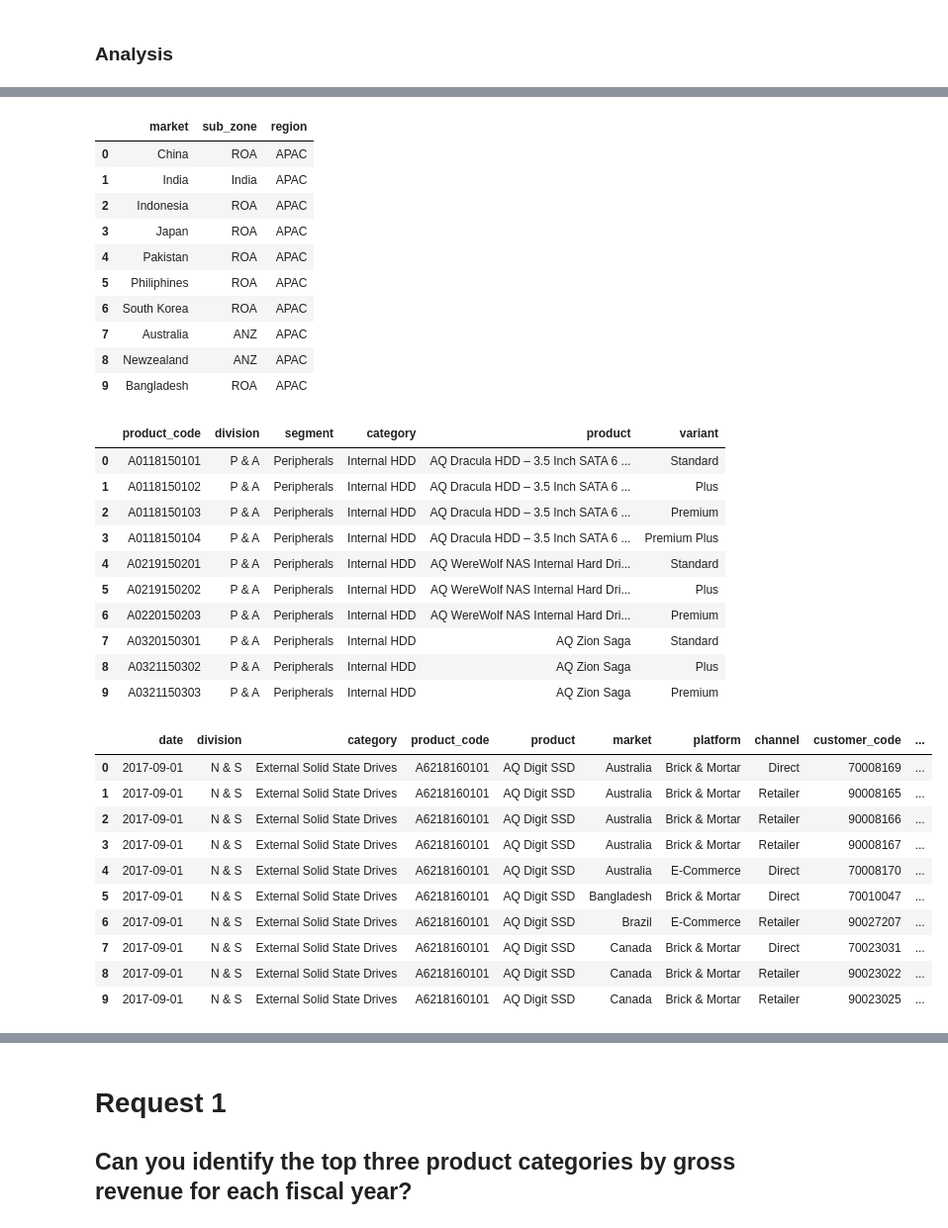
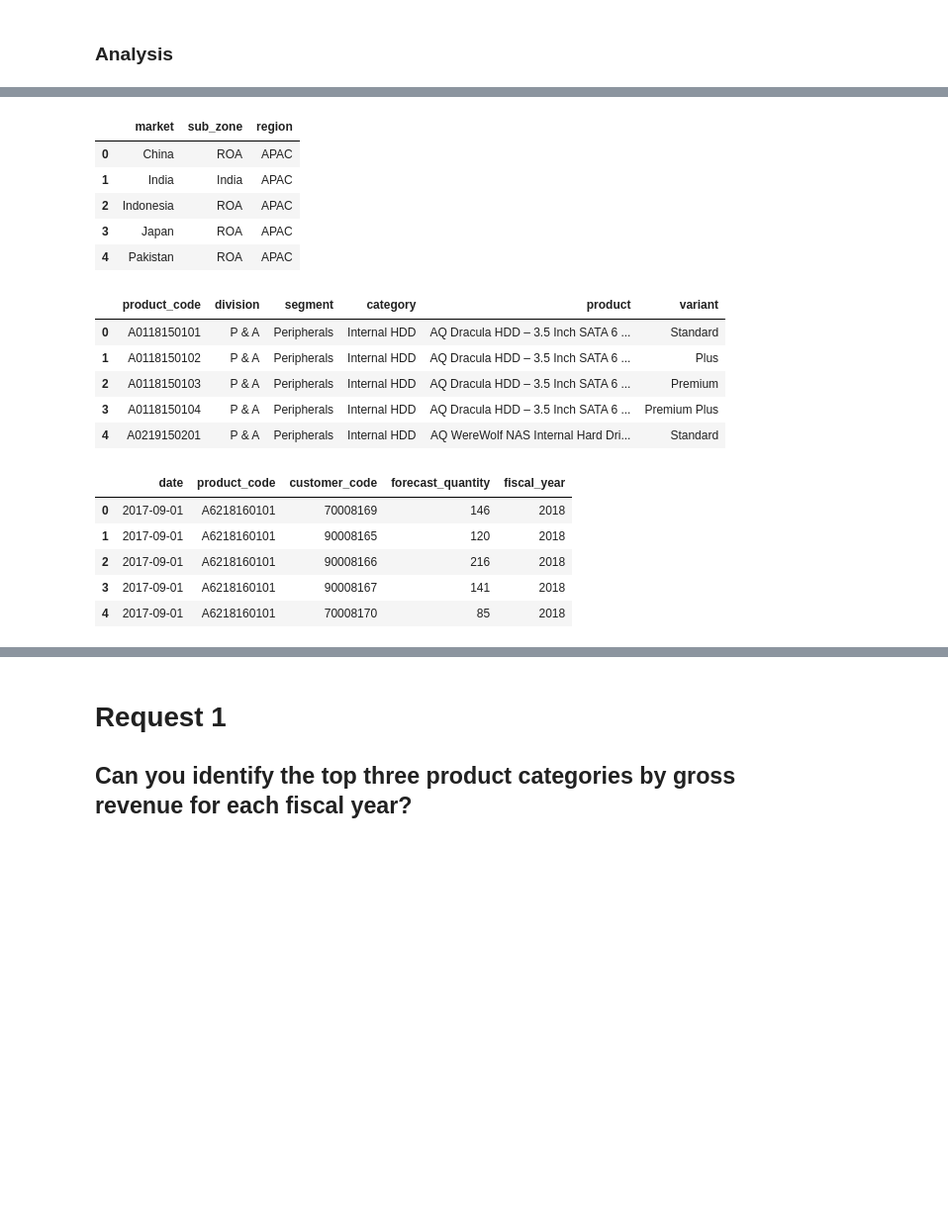
Before and after one commit to occampos/Supply-Chain-Analysis, a Jupyter notebook: analysis/sc_analysis.ipynb, the cells around one changed output, grey strips where cells are left out. Shown at 99% size. Saved outputs shown, nothing was run; the diff lists cells and outputs as text; code cells hidden in the pictures; blank space fills up the shorter version.

```diff
--- a/analysis/sc_analysis.ipynb
+++ b/analysis/sc_analysis.ipynb
@@ -84,5 +79,5 @@ sc_dim_customer.head(10)
 # %%
-sc_dim_market.head(10)
+sc_dim_market.head(5)
 # %% [output]
 |  | market | sub_zone | region |
 | 0 | China | ROA | APAC |
@@ -90,13 +85,8 @@ sc_dim_market.head(10)
 | 2 | Indonesia | ROA | APAC |
 | 3 | Japan | ROA | APAC |
 | 4 | Pakistan | ROA | APAC |
-| 5 | Philiphines | ROA | APAC |
-| 6 | South Korea | ROA | APAC |
-| 7 | Australia | ANZ | APAC |
-| 8 | Newzealand | ANZ | APAC |
-| 9 | Bangladesh | ROA | APAC |
 # %%
-sc_dim_product.head(10)
+sc_dim_product.head(5)
 # %% [output]
 |  | product_code | division | segment | category | product | variant |
 | 0 | A0118150101 | P & A | Peripherals | Internal HDD | AQ Dracula HDD – 3.5 Inch SATA 6 ... | Standard |
@@ -104,23 +94,13 @@ sc_dim_product.head(10)
 | 2 | A0118150103 | P & A | Peripherals | Internal HDD | AQ Dracula HDD – 3.5 Inch SATA 6 ... | Premium |
 | 3 | A0118150104 | P & A | Peripherals | Internal HDD | AQ Dracula HDD – 3.5 Inch SATA 6 ... | Premium Plus |
 | 4 | A0219150201 | P & A | Peripherals | Internal HDD | AQ WereWolf NAS Internal Hard Dri... | Standard |
-| 5 | A0219150202 | P & A | Peripherals | Internal HDD | AQ WereWolf NAS Internal Hard Dri... | Plus |
-| 6 | A0220150203 | P & A | Peripherals | Internal HDD | AQ WereWolf NAS Internal Hard Dri... | Premium |
-| 7 | A0320150301 | P & A | Peripherals | Internal HDD | AQ Zion Saga | Standard |
-| 8 | A0321150302 | P & A | Peripherals | Internal HDD | AQ Zion Saga | Plus |
-| 9 | A0321150303 | P & A | Peripherals | Internal HDD | AQ Zion Saga | Premium |
 # %%
-sc_fact_forecast_monthly.head(10)
+sc_fact_forecast_monthly.head(5)
 # %% [output]
-|  | date | division | category | product_code | product | market | platform | channel | customer_code | ... |
-| 0 | 2017-09-01 | N & S | External Solid State Drives | A6218160101 | AQ Digit SSD | Australia | Brick & Mortar | Direct | 70008169 | ... |
-| 1 | 2017-09-01 | N & S | External Solid State Drives | A6218160101 | AQ Digit SSD | Australia | Brick & Mortar | Retailer | 90008165 | ... |
-| 2 | 2017-09-01 | N & S | External Solid State Drives | A6218160101 | AQ Digit SSD | Australia | Brick & Mortar | Retailer | 90008166 | ... |
-| 3 | 2017-09-01 | N & S | External Solid State Drives | A6218160101 | AQ Digit SSD | Australia | Brick & Mortar | Retailer | 90008167 | ... |
-| 4 | 2017-09-01 | N & S | External Solid State Drives | A6218160101 | AQ Digit SSD | Australia | E-Commerce | Direct | 70008170 | ... |
-| 5 | 2017-09-01 | N & S | External Solid State Drives | A6218160101 | AQ Digit SSD | Bangladesh | Brick & Mortar | Direct | 70010047 | ... |
-| 6 | 2017-09-01 | N & S | External Solid State Drives | A6218160101 | AQ Digit SSD | Brazil | E-Commerce | Retailer | 90027207 | ... |
-| 7 | 2017-09-01 | N & S | External Solid State Drives | A6218160101 | AQ Digit SSD | Canada | Brick & Mortar | Direct | 70023031 | ... |
-| 8 | 2017-09-01 | N & S | External Solid State Drives | A6218160101 | AQ Digit SSD | Canada | Brick & Mortar | Retailer | 90023022 | ... |
-| 9 | 2017-09-01 | N & S | External Solid State Drives | A6218160101 | AQ Digit SSD | Canada | Brick & Mortar | Retailer | 90023025 | ... |
+|  | date | product_code | customer_code | forecast_quantity | fiscal_year |
+| 0 | 2017-09-01 | A6218160101 | 70008169 | 146 | 2018 |
+| 1 | 2017-09-01 | A6218160101 | 90008165 | 120 | 2018 |
+| 2 | 2017-09-01 | A6218160101 | 90008166 | 216 | 2018 |
+| 3 | 2017-09-01 | A6218160101 | 90008167 | 141 | 2018 |
+| 4 | 2017-09-01 | A6218160101 | 70008170 | 85 | 2018 |
 # %%
```
Also changed, not shown: parts of 10 cells of this notebook, 2 other files.
